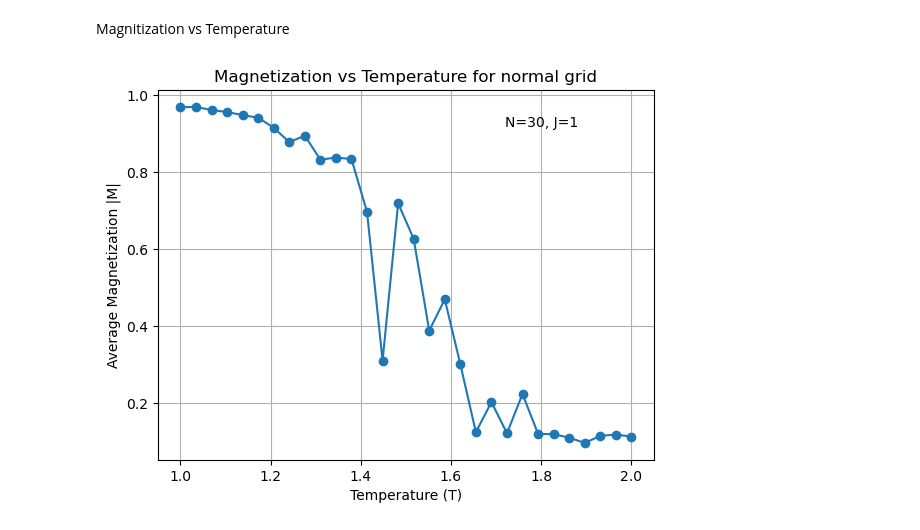
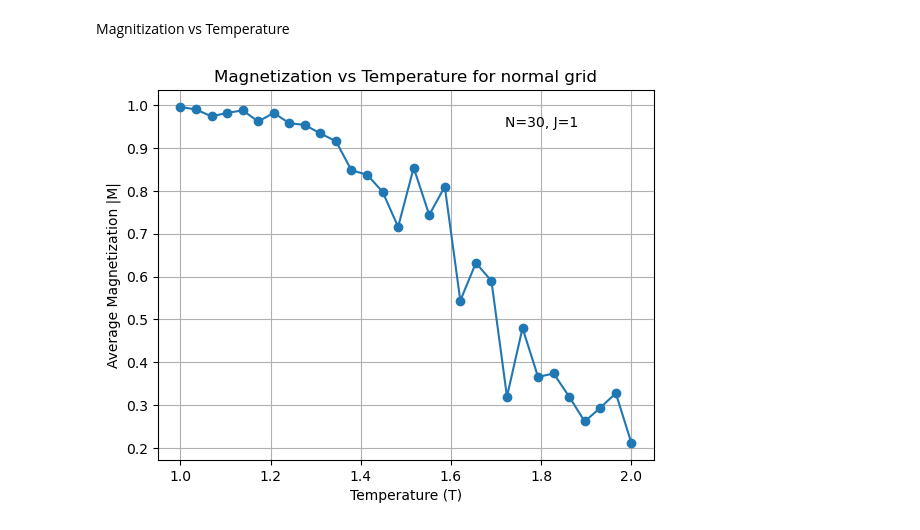
Before and after one commit to nirmiller/comp_phy_final_project, a Jupyter notebook: stats_n_graphs.ipynb, the cells around one changed output. Cells and saved outputs as stored; diff of their text form; code cells hidden in the pictures.

```diff
--- a/stats_n_graphs.ipynb
+++ b/stats_n_graphs.ipynb
@@ -138,36 +136,36 @@ Magnitization vs Temperature
 # --- Parameters ---
 N = 30                         # Lattice size
 J = 1                          # Coupling constant
 temps = np.linspace(1, 2, 30)  # Temperature range
 mc_steps = 50                  # sweeps for measurement
-runs_per_T = 5                 # Average over multiple runs
+runs_per_T = 10                 # Average over multiple runs
 # ------------------
 
 # Note tolerance values. For different grid types, different tolerances may be needed. Reference above cell.
 
-basic_grid = Grid(n_x=N, n_y=N, gridPointObject=electron.ClassicElectron, record_history=False)
-mags = B_vs_T(basic_grid, temps, mc_steps, runs_per_T, J=J, equil_tolerance=.9)
+# basic_grid = Grid(n_x=N, n_y=N, gridPointObject=electron.ClassicElectron, record_history=False)
+# mags = B_vs_T(basic_grid, temps, mc_steps, runs_per_T, J=J, equil_tolerance=.9)
 
 # holeGrid = HoleGrid(n_x=10, n_y=10, gridPointObject=electron.ClassicElectron, hole_grid=np.ones((3,3)) ,c_y=2, c_x=2, record_history=False)
 # mags = B_vs_T(holeGrid, temps, mc_steps, runs_per_T, J=J, equil_tolerance=.8)
 
 # mobius = Mobius(n_x=10, n_y=10, gridPointObject=electron.ClassicElectron, record_history=False)
 # mags = B_vs_T(mobius, temps, mc_steps, runs_per_T, J=J, equil_tolerance=.9)
 
 # cylinder = Cylinder(n_x=10, n_y=10, gridPointObject=electron.ClassicElectron, record_history=False)
 # mags = B_vs_T(cylinder, temps, mc_steps, runs_per_T, J=J, equil_tolerance=.9)
 
-# Torus = Torus(n_x=10, n_y=10, gridPointObject=electron.ClassicElectron, record_history=False)
-# mags = B_vs_T(Torus, temps, mc_steps, runs_per_T, J=J, equil_tolerance=.9)
+torus = Torus(n_x=10, n_y=10, gridPointObject=electron.ClassicElectron, record_history=False)
+mags = B_vs_T(torus, temps, mc_steps, runs_per_T, J=J, equil_tolerance=.9)
 
 # graphing the results
 plt.plot(temps, mags, marker='o')
 plt.xlabel('Temperature (T)')
 plt.ylabel('Average Magnetization |M|')
 plt.title('Magnetization vs Temperature for normal grid')
 plt.text(0.7, 0.9, f'N={N}, J={J}', transform=plt.gca().transAxes)
 #plt.legend()
 plt.grid()
 plt.show()
 # %% [output]
-[figure, old version]
+[figure, new version]
```
Also changed, not shown: parts of 1 cell of this notebook.
